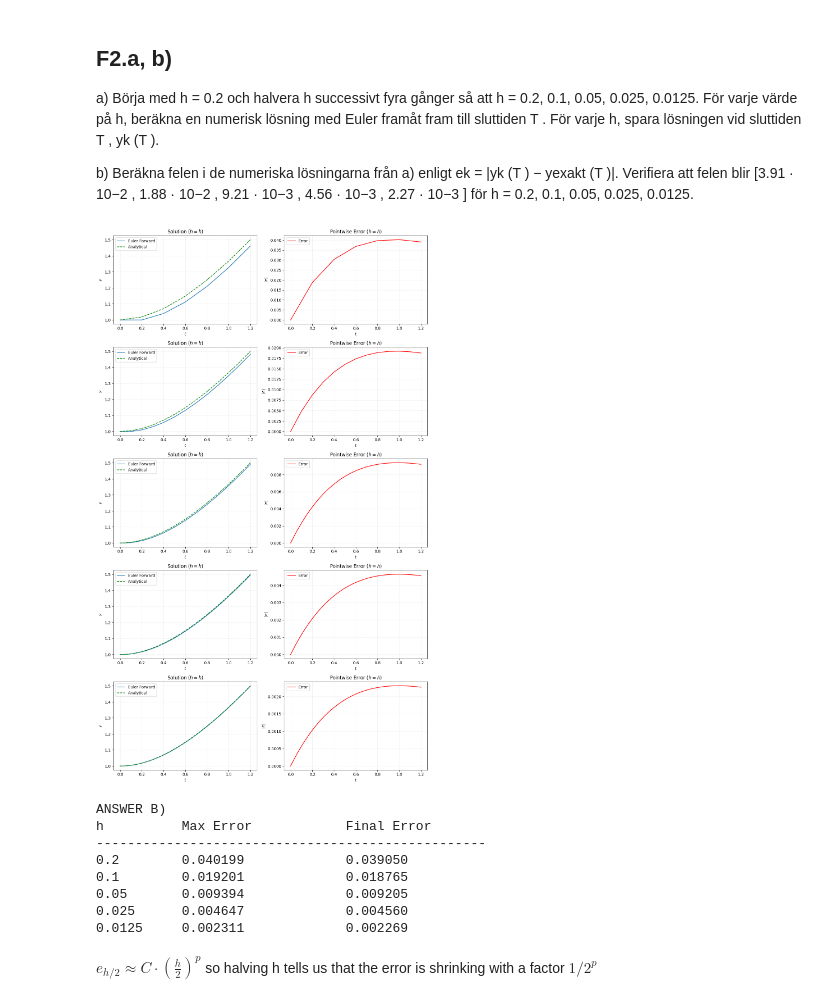
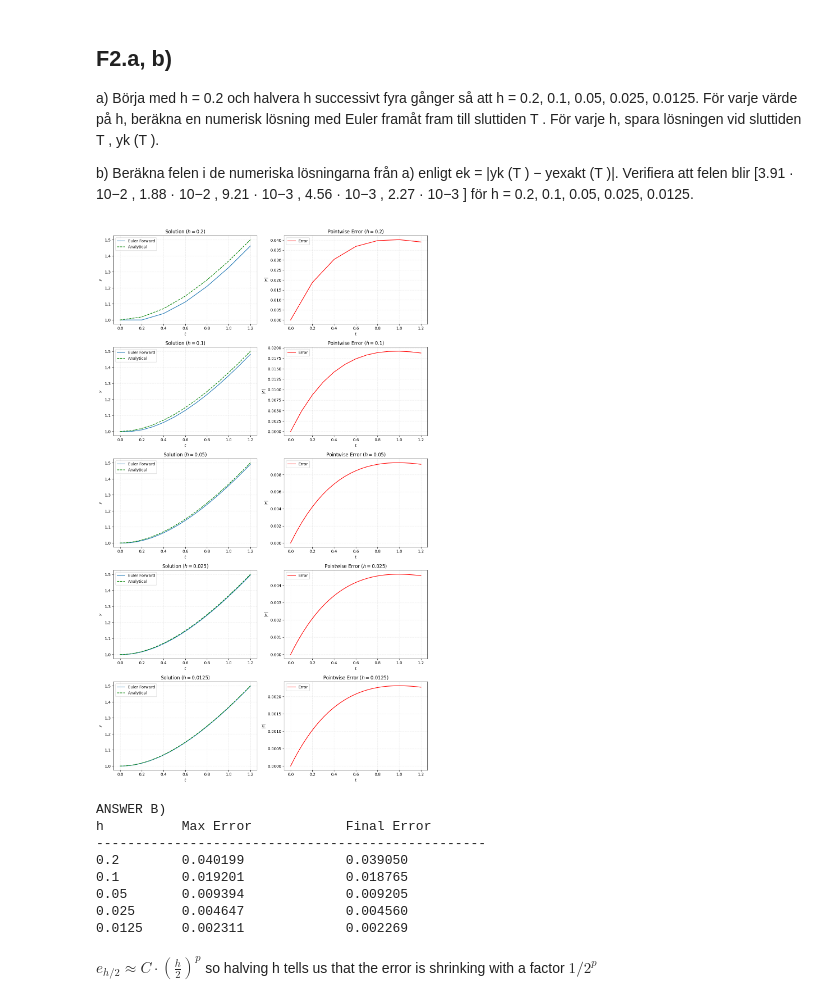
Before and after one commit to ericend/Numerical-Methods, a Jupyter notebook: LAB2/lab2.ipynb, the cells around one changed output. Saved outputs shown, nothing was run; the diff lists cells and outputs as text; code cells hidden in the pictures.

```diff
--- a/LAB2/lab2.ipynb
+++ b/LAB2/lab2.ipynb
@@ -238,36 +240,36 @@ for h in h_values:
 
 fig, axes = plt.subplots(len(h_values), 2, figsize=(12, 4 * len(h_values)))
 
 for i, (h, result) in enumerate(zip(h_values, convergence_results)):
     # Solution plots
     axes[i, 0].plot(result.t, result.y, label="Euler Forward")
     axes[i, 0].plot(
         result.t, result.y_exact, color="green", linestyle="dashed", label="Analytical"
     )
-    axes[i, 0].set_title(r"Solution $(h={h})$")
+    axes[i, 0].set_title(rf"Solution $(h={h})$")
     axes[i, 0].set_xlabel(r"$t$")
     axes[i, 0].set_ylabel(r"$y$")
     axes[i, 0].grid(True, alpha=0.25, linestyle="dashed")
     axes[i, 0].legend()
 
     # Error plots
     axes[i, 1].plot(result.t, result.e_i, color="red", label="Error")
-    axes[i, 1].set_title(r"Pointwise Error $(h={h})$")
+    axes[i, 1].set_title(rf"Pointwise Error $(h={h})$")
     axes[i, 1].set_xlabel(r"$t$")
     axes[i, 1].set_ylabel(r"$|e|$")
     axes[i, 1].grid(True, alpha=0.25, linestyle="dashed")
     axes[i, 1].legend()
 
 plt.tight_layout()
 plt.show()
 
 print("ANSWER B)")
 print(f"{'h':<10} {'Max Error':<20} {'Final Error':<20}")
 print("-" * 50)
 for h, result in zip(h_values, convergence_results):
     print(f"{h:<10} {max(result.e_i):<20.6f} {result.e_i[-1]:<20.6f}")
 # %% [output]
-[figure, old version]
+[figure, new version]
 ANSWER B)
 h          Max Error            Final Error
 --------------------------------------------------
```
Also changed, not shown: parts of 6 cells of this notebook.
